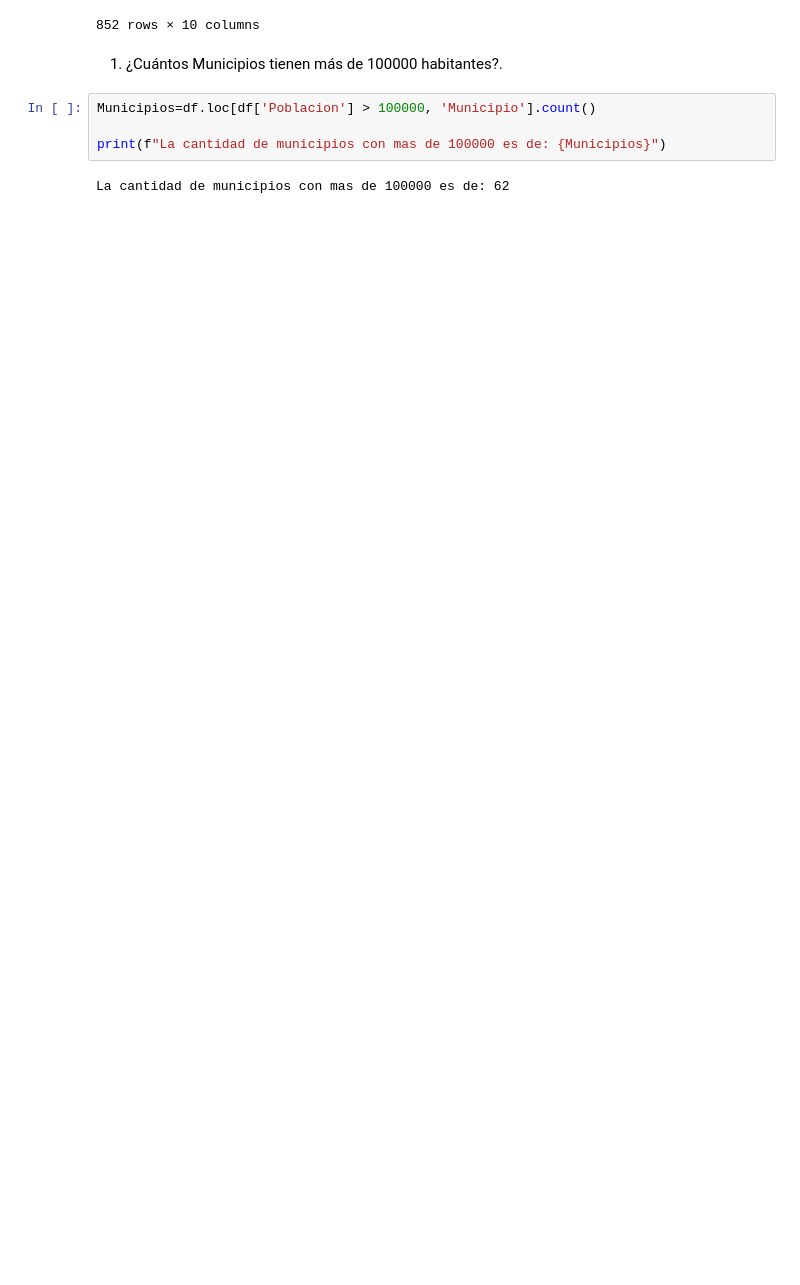
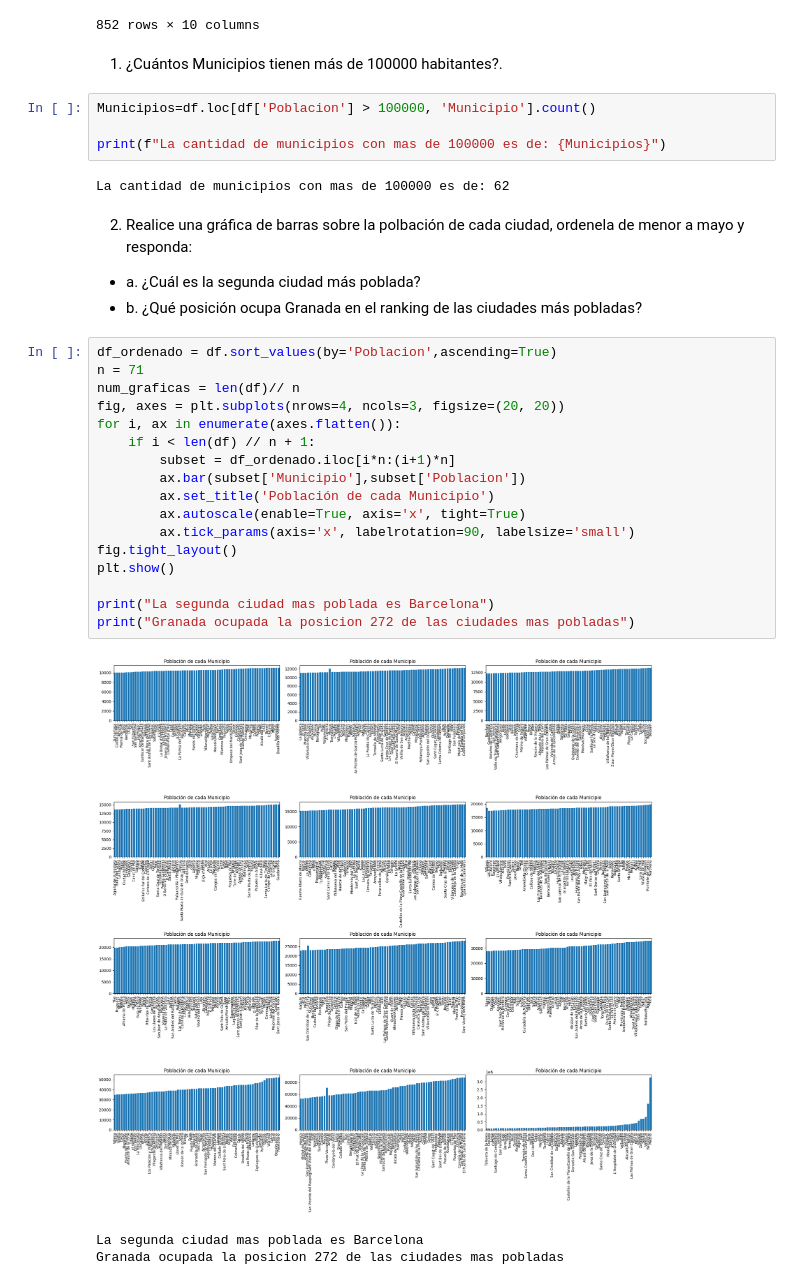
Before and after one commit to herbertreyes13j/Laboratorio3, a Jupyter notebook: Laboratorio3.ipynb, the cells around one changed output. Saved outputs shown, nothing was run; the diff lists cells and outputs as text; blank space fills up the shorter version.

```diff
--- a/Laboratorio3.ipynb
+++ b/Laboratorio3.ipynb
@@ -134,3 +135,28 @@ Municipios=df.loc[df['Poblacion'] > 100000, 'Municipio'].count()
 print(f"La cantidad de municipios con mas de 100000 es de: {Municipios}")
 # %% [output]
 La cantidad de municipios con mas de 100000 es de: 62
+# %% [markdown]
+2. Realice una gráfica de barras sobre la polbación de cada ciudad, ordenela de menor a mayo y responda:
+- a. ¿Cuál es la segunda ciudad más poblada?
+- b. ¿Qué posición ocupa Granada en el ranking de las ciudades más pobladas?
+# %%
+df_ordenado = df.sort_values(by='Poblacion',ascending=True)
+n = 71
+num_graficas = len(df)// n
+fig, axes = plt.subplots(nrows=4, ncols=3, figsize=(20, 20))
+for i, ax in enumerate(axes.flatten()):
+    if i < len(df) // n + 1:
+        subset = df_ordenado.iloc[i*n:(i+1)*n]
+        ax.bar(subset['Municipio'],subset['Poblacion'])
+        ax.set_title('Población de cada Municipio')
+        ax.autoscale(enable=True, axis='x', tight=True)
+        ax.tick_params(axis='x', labelrotation=90, labelsize='small')
+fig.tight_layout()
+plt.show()
+
+print("La segunda ciudad mas poblada es Barcelona")
+print("Granada ocupada la posicion 272 de las ciudades mas pobladas")
+# %% [output]
+[figure, added]
+La segunda ciudad mas poblada es Barcelona
+Granada ocupada la posicion 272 de las ciudades mas pobladas
```
Also changed, not shown: parts of 1 cell of this notebook.
